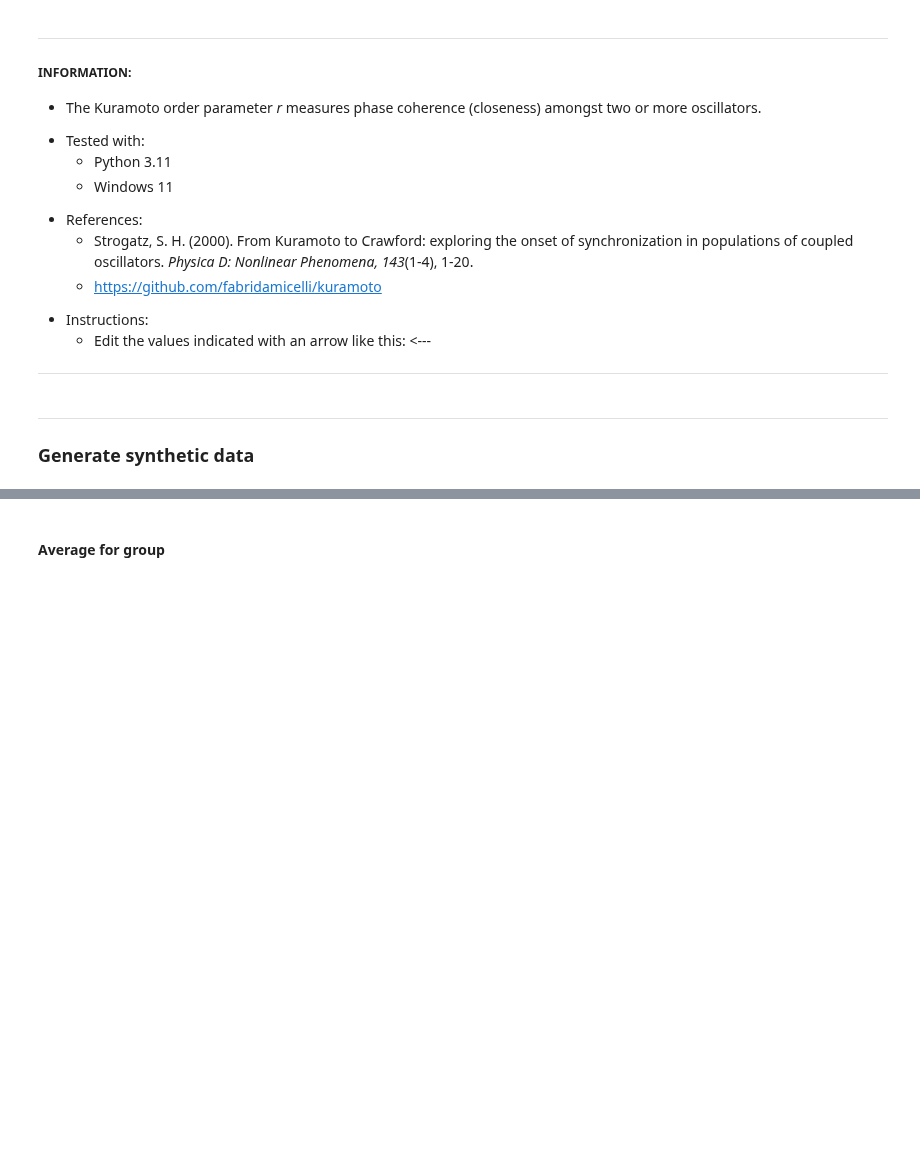
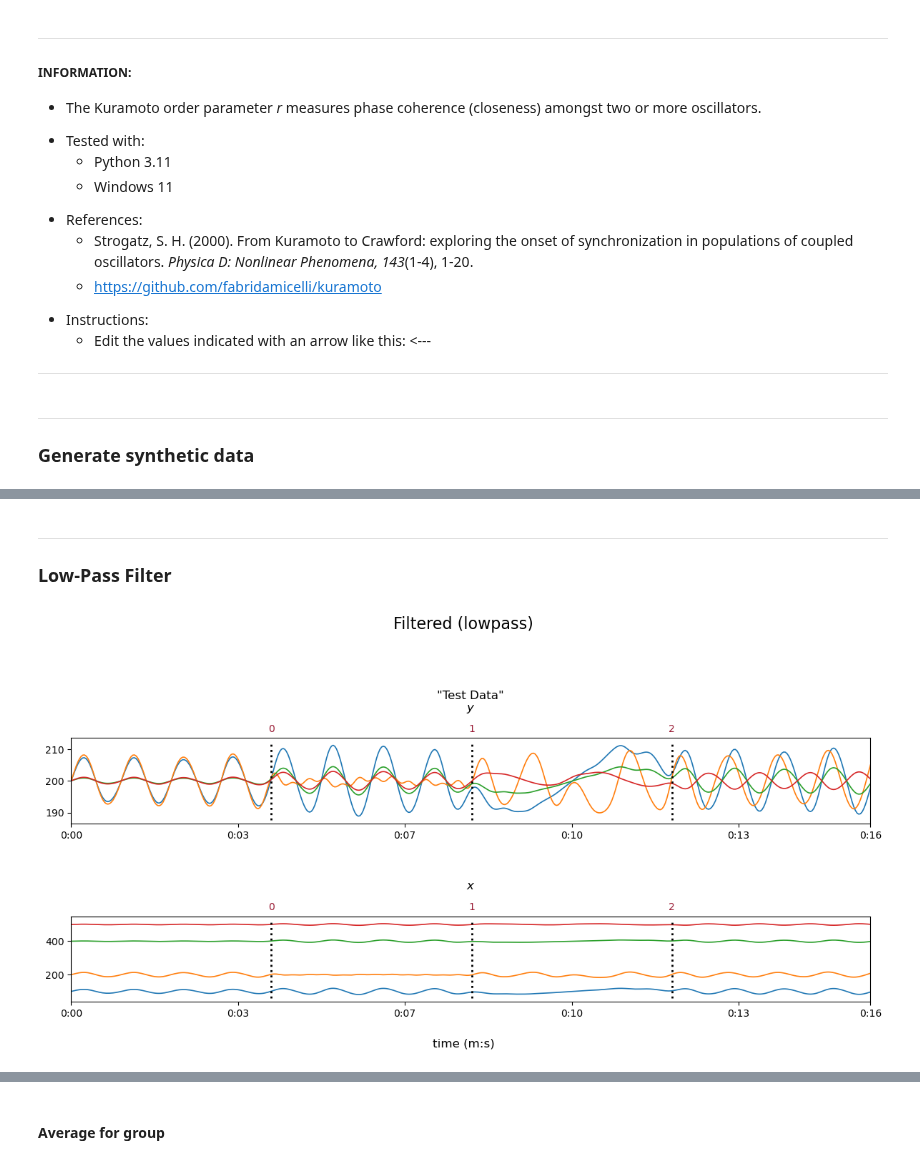
Before and after one commit to juigmend/SynCoord, a Jupyter notebook: docs/Kuramoto_r.ipynb, the cells around one changed output, grey strips where cells are left out. Saved outputs shown, nothing was run; the diff lists cells and outputs as text; code cells hidden in the pictures; blank space fills up the shorter version.

```diff
--- a/docs/Kuramoto_r.ipynb
+++ b/docs/Kuramoto_r.ipynb
@@ -47,0 +48,18 @@ index; key; Name; duration (s):
+# %% [markdown]
+***
+### Low-Pass Filter
+# %%
+apply_LPF = True # <---
+
+filter_cutoff_freq = 2 # <--- (Hz)
+filter_order = 3       # <---
+
+if apply_LPF:
+    filtered = sc.ptdata.smooth( position, filter_type='butter', freq_response='lowpass',
+                                 cutoff_freq=filter_cutoff_freq, order=filter_order )
+    filtered.visualise( vscale=1.2, dlattr='1.2'  )
+else:
+    filtered = position
+    print('Filter not applied.')
+# %% [output]
+[figure, added]
```
Also changed, not shown: parts of 19 cells of this notebook.
